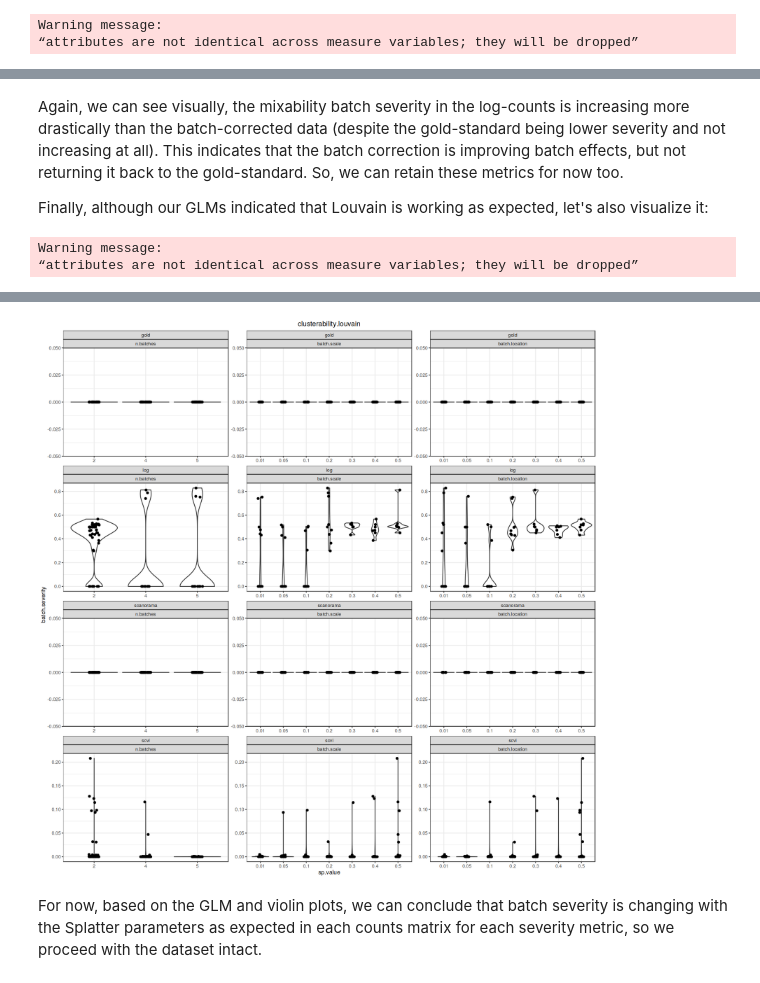
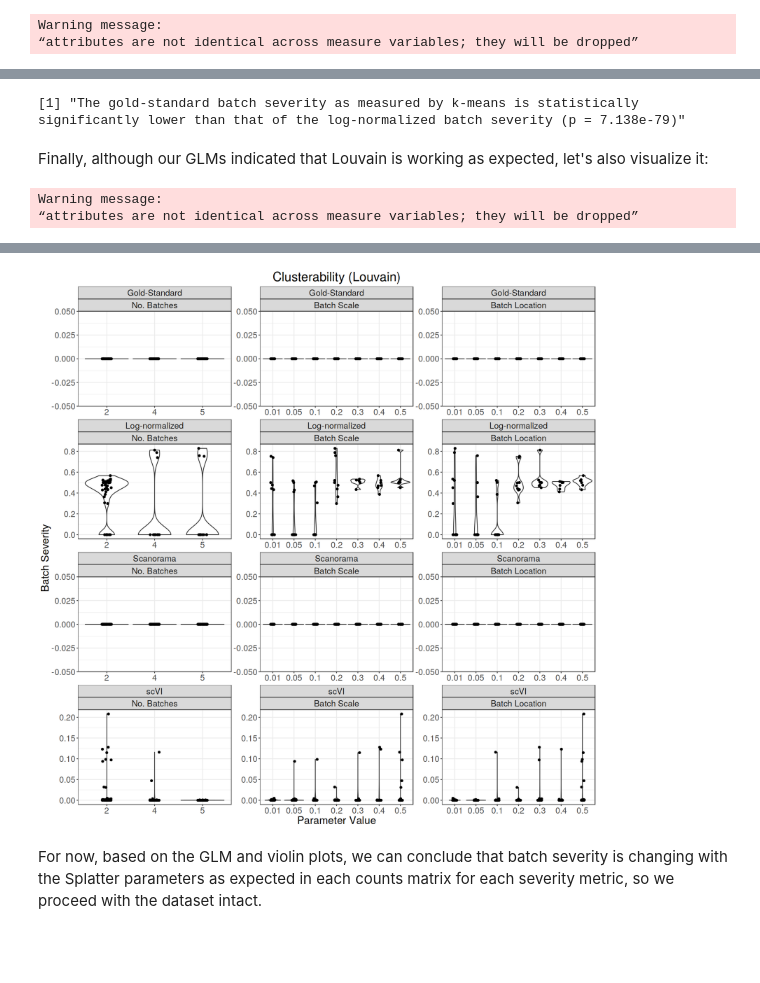
Before and after one commit to hmbaghdassarian/tc2c_benchmark, a Jupyter notebook: notebooks/batch_correction/02_analyses.ipynb, the cells around one changed output, grey strips where cells are left out. Drawn from its saved outputs; the diff is of its cells as text; code cells hidden in the pictures; blank space fills up the shorter version.

```diff
--- a/notebooks/batch_correction/02_analyses.ipynb
+++ b/notebooks/batch_correction/02_analyses.ipynb
@@ -14,6 +14,7 @@ seed = 888
 set.seed(seed)
 
 data.path<-'/data/hratch/ccc_protocols/'
+fig.path<-paste0(data.path, 'figures/batch_correction_benchmark/')
 n.cores<-20
 
 cluster_tol<-1
@@ -220,7 +269,12 @@ g3<-ggplot(data = viz.df_, aes(x = sp.value, y = batch.severity)) +
 geom_violin() + geom_jitter(height = 0, width = 0.1) +
 ggtitle(unique(viz.df_$batch.severity.metric)) +
 facet_wrap(count.type ~ Splatter.param, scales = "free", ncol = length(unique(viz.df_$Splatter.param))) +
-theme_bw() + theme(plot.title = element_text(hjust = 0.5))
+theme_bw() + theme(plot.title = element_text(hjust = 0.5), text=element_text(size=20)) +
+xlab('Parameter Value') + ylab('Batch Severity')
+
+fn<-'clusterability_kmeans_splatter_param_violin'
+for (ext in c('.svg', '.png', '.pdf')){ggsave(paste0(fig.path, fn, ext), g3,
+                                             height = h_, width = w_)}
 
 g3
 # %% [output]
@@ -256,7 +284,14 @@ g4
-# %% [markdown]
-Again, we can see visually, the mixability batch severity in the log-counts is increasing more drastically than the batch-corrected data (despite the gold-standard being lower severity and not increasing at all). This indicates that the batch correction is improving batch effects, but not returning it back to the gold-standard. So, we can retain these metrics for now too.
-
-Finally, although our GLMs indicated that Louvain is working as expected, let's also visualize it:
+# %%
+gs_bs<-viz.df_[viz.df_$count.type == 'Gold-Standard', 'batch.severity']
+ln_bs<-viz.df_[viz.df_$count.type == 'Log-normalized', 'batch.severity']
+p.val<-wilcox.test(x = gs_bs, y = ln_bs, alternative = 'less')$p.value
+paste0('The gold-standard batch severity as measured by k-means is statistically significantly lower than that of ',
+      'the log-normalized batch severity (p = ',
+      formatC(p.val, format = "e", digits = 3), ')')
+# %% [output]
+[1] "The gold-standard batch severity as measured by k-means is statistically significantly lower than that of the log-normalized batch severity (p = 7.138e-79)"
+# %% [markdown]
+Finally, although our GLMs indicated that Louvain is working as expected, let's also visualize it:
 # %%
 batch.severity.metric<-'clusterability.louvain'
 viz.df_<-viz.df[c('n.batches', 'batch.scale', 'batch.location', paste(count.types, batch.severity.metric, sep = '_'))]
@@ -266,6 +301,22 @@ viz.df_<-viz.df_ %>% tidyr::separate(variable, c("count.type", "batch.severity.m
 viz.df_<-reshape2::melt(viz.df_, id.vars = c('count.type', 'batch.severity.metric', 'batch.severity'),
                         value.name = 'sp.value', varnames = c('Splatter.param'))
 names(viz.df_)[names(viz.df_) == 'variable'] = 'Splatter.param'
+
+# mapping for visualization
+coefficient_map<-c('No. Batches', 'Batch Scale', 'Batch Location')
+names(coefficient_map)<-c('n.batches', 'batch.scale', 'batch.location')
+viz.df_[['Splatter.param']]<-factor(unlist(unname(coefficient_map[viz.df_$Splatter.param])),
+                                 levels = unlist(unname(coefficient_map)))
+
+batch.metric.map<-c('Clusterability (k-means)', 'Clusterability (Louvain)', 'Mixability')
+names(batch.metric.map)<-c('clusterability.kmeans', 'clusterability.louvain', 'mixability')
+viz.df_[['batch.severity.metric']]<-factor(unlist(unname(batch.metric.map[viz.df_$batch.severity.metric])),
+                                 levels = unlist(unname(batch.metric.map)))
+
+count.type.map<-c('Gold-Standard', 'Log-normalized', 'Scanorama', 'scVI')
+names(count.type.map)<-c('gold', 'log', 'scanorama', 'scvi')
+viz.df_[['count.type']]<-factor(unlist(unname(count.type.map[viz.df_$count.type])),
+                                 levels = unlist(unname(count.type.map)))
 # %% [output]
 Warning message:
 “attributes are not identical across measure variables; they will be dropped”
@@ -274,13 +325,18 @@ h_ = 15
 w_ = 15
 options(repr.plot.height=h_, repr.plot.width=w_)
 
-g5<-ggplot(data = viz.df_, aes(x = sp.value, y = batch.severity)) +
+g3<-ggplot(data = viz.df_, aes(x = sp.value, y = batch.severity)) +
 geom_violin() + geom_jitter(height = 0, width = 0.1) +
 ggtitle(unique(viz.df_$batch.severity.metric)) +
 facet_wrap(count.type ~ Splatter.param, scales = "free", ncol = length(unique(viz.df_$Splatter.param))) +
-theme_bw() + theme(plot.title = element_text(hjust = 0.5))
+theme_bw() + theme(plot.title = element_text(hjust = 0.5), text=element_text(size=20)) +
+xlab('Parameter Value') + ylab('Batch Severity')
 
-g5
+fn<-'clusterability_louvain_splatter_param_violin'
+for (ext in c('.svg', '.png', '.pdf')){ggsave(paste0(fig.path, fn, ext), g3,
+                                             height = h_, width = w_)}
+
+g3
 # %% [output]
 Warning message:
 “Removed 231 rows containing non-finite values (`stat_ydensity()`).”
@@ -289,3 +357,3 @@ Warning message:
-[figure, old version]
+[figure, new version]
 # %% [markdown]
 For now, based on the GLM and violin plots, we can conclude that batch severity is changing with the Splatter parameters as expected in each counts matrix for each severity metric, so we proceed with the dataset intact.
```
Also changed, not shown: parts of 38 cells of this notebook, 1 other file.
